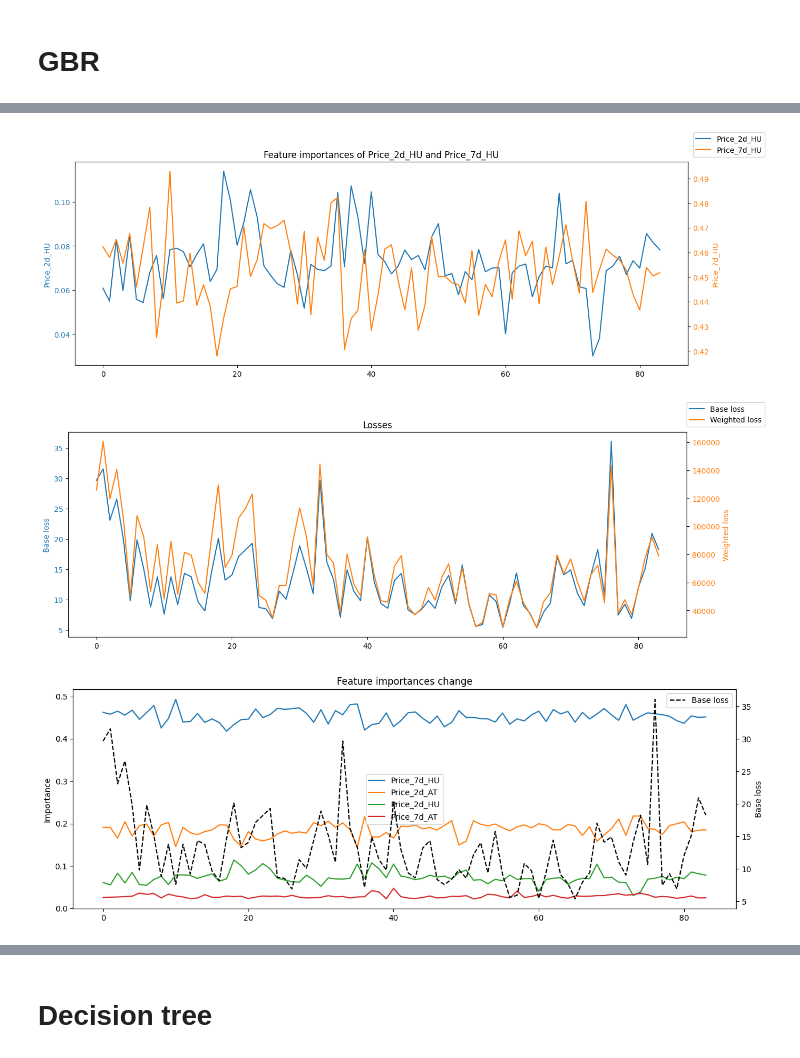
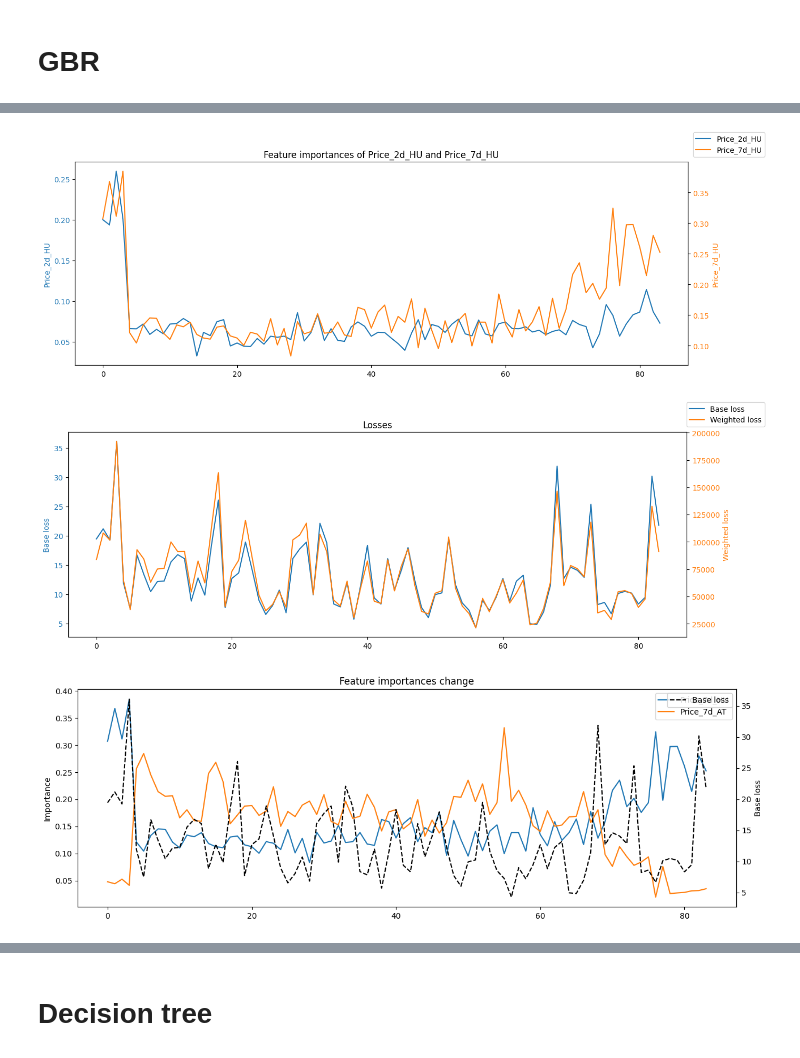
Before and after one commit to BotondProhaszka/msc_szakdolgozat, a Jupyter notebook: modeling.ipynb, the cells around one changed output, grey strips where cells are left out. Drawn from its saved outputs; the diff is of its cells as text; code cells hidden in the pictures.

```diff
--- a/modeling.ipynb
+++ b/modeling.ipynb
@@ -244,21 +244,28 @@ test_period_end = df_in.iloc[-1]['Datetime']
 target_col = f'Price_{target_cc}'
 input_cols = [col for col in df_in.columns if col != target_col and col != 'Datetime' and col != f'Load_avg_{target_cc}']
 # %%
-def do_modeling(model, df, input_cols, target_col):
+def do_modeling(model, df, input_cols, target_col, penalty_delta_days=-10000):
     model_base_loss = []
     model_weighted_loss = []
     model_pred = []
 
     feature_importances = []
 
+    start_date = None
 
     for date in tqdm(pd.date_range(start=test_period_start, end=test_period_end, freq='D')):
         next_day = date + pd.Timedelta(days=1)
 
-        X_train = df.loc[(df['Datetime'] < date), input_cols]
-        y_train = df.loc[(df['Datetime'] < date), target_col]
-        X_test = df.loc[(df['Datetime'] >= date) & (df['Datetime'] < next_day), input_cols]
-        y_test = df.loc[(df['Datetime'] >= date) & (df['Datetime'] < next_day), target_col]
+        if start_date is None:
+            X_train = df.loc[(df['Datetime'] < date), input_cols]
+            y_train = df.loc[(df['Datetime'] < date), target_col]
+            X_test = df.loc[(df['Datetime'] >= date) & (df['Datetime'] < next_day), input_cols]
+            y_test = df.loc[(df['Datetime'] >= date) & (df['Datetime'] < next_day), target_col]
+        else:
+            X_train = df.loc[(df['Datetime'] >= start_date) & (df['Datetime'] < date), input_cols]
+            y_train = df.loc[(df['Datetime'] >= start_date) & (df['Datetime'] < date), target_col]
+            X_test = df.loc[(df['Datetime'] >= date) & (df['Datetime'] < next_day), input_cols]
+            y_test = df.loc[(df['Datetime'] >= date) & (df['Datetime'] < next_day), target_col]
 
         loads = df.loc[(df['Datetime'] >= date) & (df['Datetime'] < next_day), f'Load_avg_{target_cc}']
 
@@ -267,8 +274,14 @@ def do_modeling(model, df, input_cols, target_col):
 
         model_pred.extend(pred)
 
-        model_base_loss.append(base_eval(y_test, pred, do_print=False))
+        base_loss = base_eval(y_test, pred, do_print=False)
+
+        model_base_loss.append(base_loss)
         model_weighted_loss.append(weighted_eval(y_test, pred, loads, do_print=False))
+
+        if base_loss >= 25:
+            start_date = date + pd.Timedelta(days=penalty_delta_days)
+
         try:
             fi = zip(X_train.columns, model.feature_importances_)
             #order fi
@@ -282,7 +295,10 @@ def do_modeling(model, df, input_cols, target_col):
     return (model, model_base_loss, model_weighted_loss, model_pred, feature_importances)
 # %% [markdown]
 # GBR
+# %%
+max_depth = 3
+penalty_delta_days = -144
 # %%
-gbr = xgb.XGBRegressor(random_state=42, tree_method='hist', device='cuda')
-output = do_modeling(gbr, df_in, input_cols, target_col)
+gbr = xgb.XGBRegressor(random_state=42, max_depth = max_depth ,tree_method='hist', device='cuda')
+output = do_modeling(gbr, df_in, input_cols, target_col, penalty_delta_days)
 gbr, gbr_base_loss, gbr_weighted_loss, gbr_pred, gbr_feature_importances = output
@@ -306,12 +314,12 @@ plot_feature_importances(gbr_feature_importances[-1])
 # %%
 plot_two_importances_change(gbr_feature_importances, 'Price_2d_HU', 'Price_7d_HU')
 # %% [output]
-[figure, old version]
+[figure, new version]
 # %%
 plot_losses(gbr_base_loss, gbr_weighted_loss)
 # %% [output]
-[figure, old version]
+[figure, new version]
 # %%
-plot_all_importances_change(gbr_feature_importances, 3, gbr_base_loss)
+plot_all_importances_change(gbr_feature_importances, 1, gbr_base_loss)
 # %% [output]
-[figure, old version]
+[figure, new version]
```
Also changed, not shown: parts of 7 cells of this notebook.
